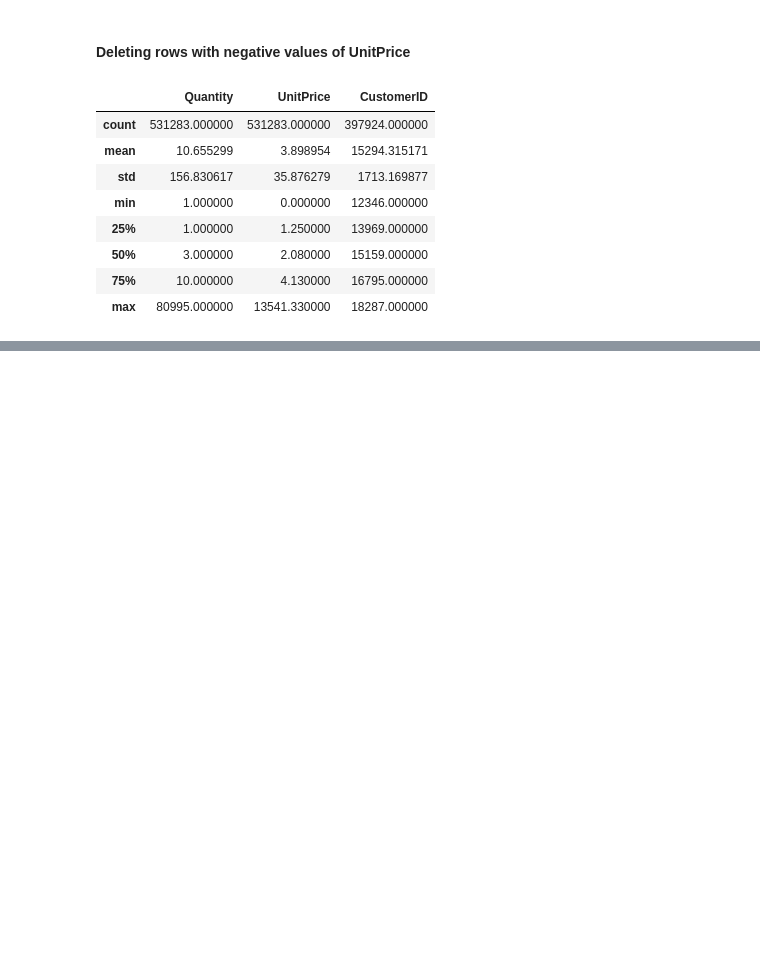
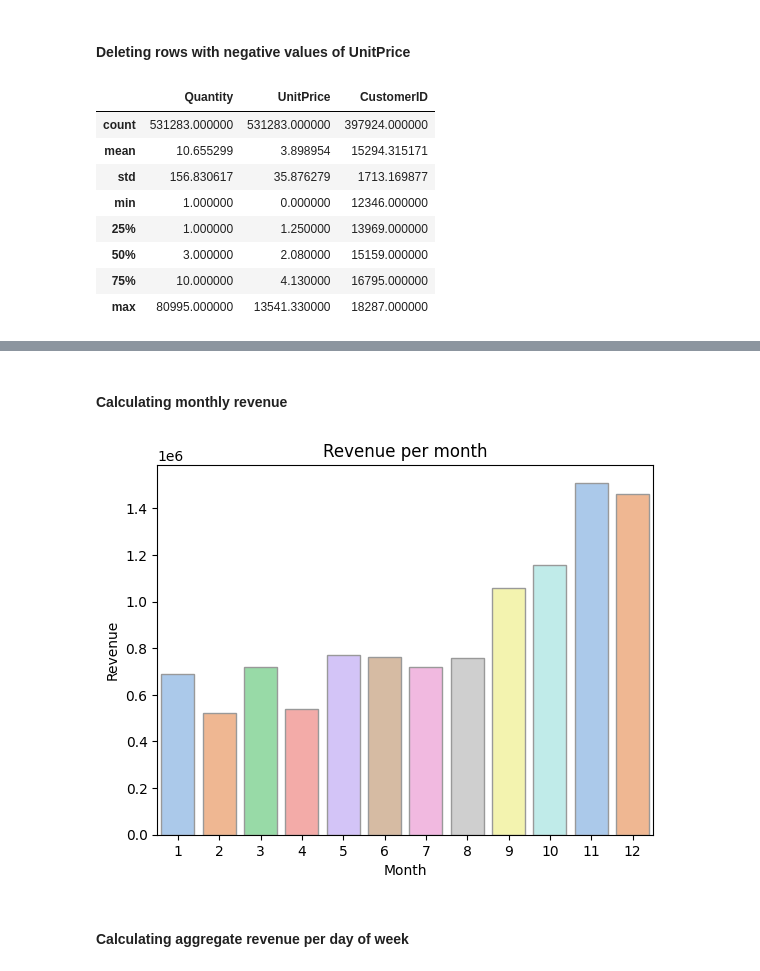
Before and after one commit to Zbigniew23/retail-xgboost, a Jupyter notebook: Online_Retail_Prediction_Model.ipynb, the cells around one changed output, grey strips where cells are left out. Drawn from its saved outputs; the diff is of its cells as text; code cells hidden in the pictures; blank space fills up the shorter version.

```diff
--- a/Online_Retail_Prediction_Model.ipynb
+++ b/Online_Retail_Prediction_Model.ipynb
@@ -154,0 +170,2 @@ retail_df.describe()
+# %%
+retail_df['InvoiceDate'] = pd.to_datetime(retail_df['InvoiceDate'], dayfirst=True)
@@ -154,0 +174,8 @@ retail_df.describe()
+# %%
+retail_df['Year'] = retail_df['InvoiceDate'].dt.year
+retail_df['Month'] = retail_df['InvoiceDate'].dt.month
+retail_df['Day'] = retail_df['InvoiceDate'].dt.day
+retail_df['Weekday'] = retail_df['InvoiceDate'].dt.weekday   # 0=Monday, 6=Sunday
+retail_df['Hour'] = retail_df['InvoiceDate'].dt.hour
+# %%
+retail_df['IsWeekend'] = (retail_df['Weekday'] >= 5).astype(int)
@@ -154,0 +211,20 @@ retail_df.describe()
+# %% [markdown]
+#### Calculating monthly revenue
+# %%
+month_revenue = retail_df.groupby('Month')['Revenue'].sum().sort_values(ascending=False).reset_index()
+# %%
+sns.barplot(
+    data=month_revenue,
+    y='Revenue',
+    x='Month',
+    palette='pastel',
+    hue='Month',
+    edgecolor='.6',
+    legend=False
+)
+plt.title("Revenue per month")
+plt.show()
+# %% [output]
+[figure, added]
+# %% [markdown]
+#### Calculating aggregate revenue per day of week
```
Also changed, not shown: parts of 27 cells of this notebook, 1 other file.
